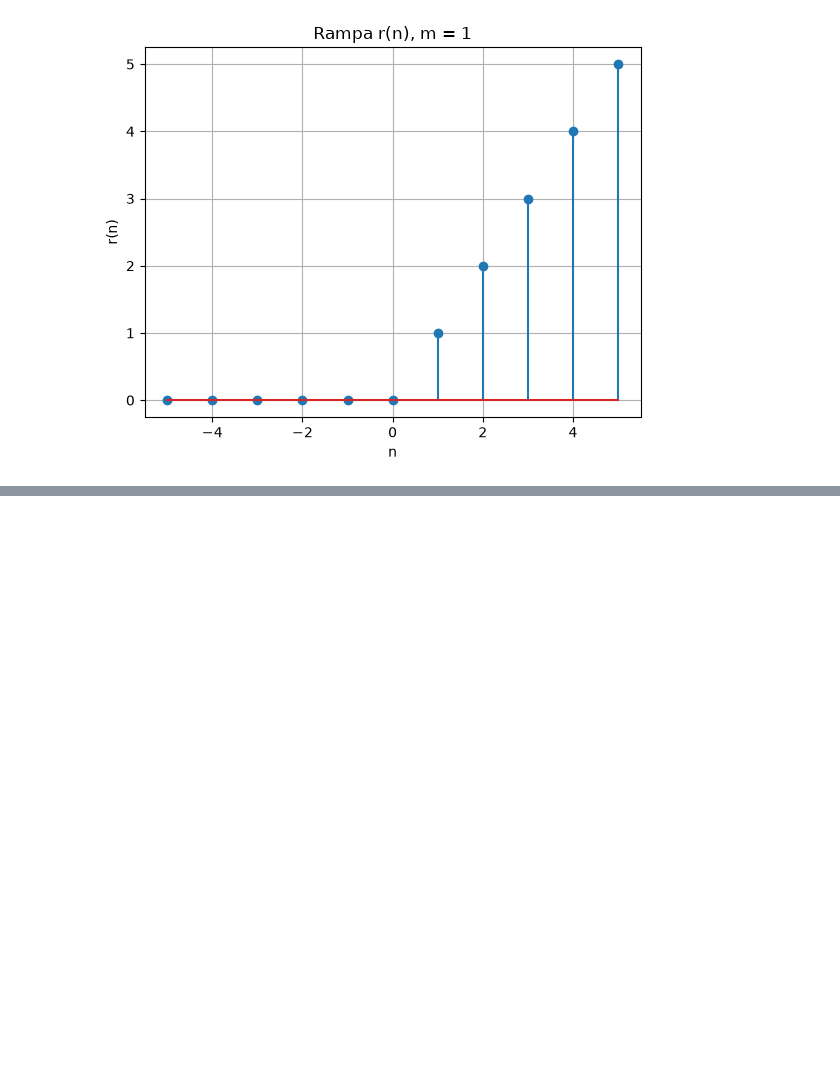
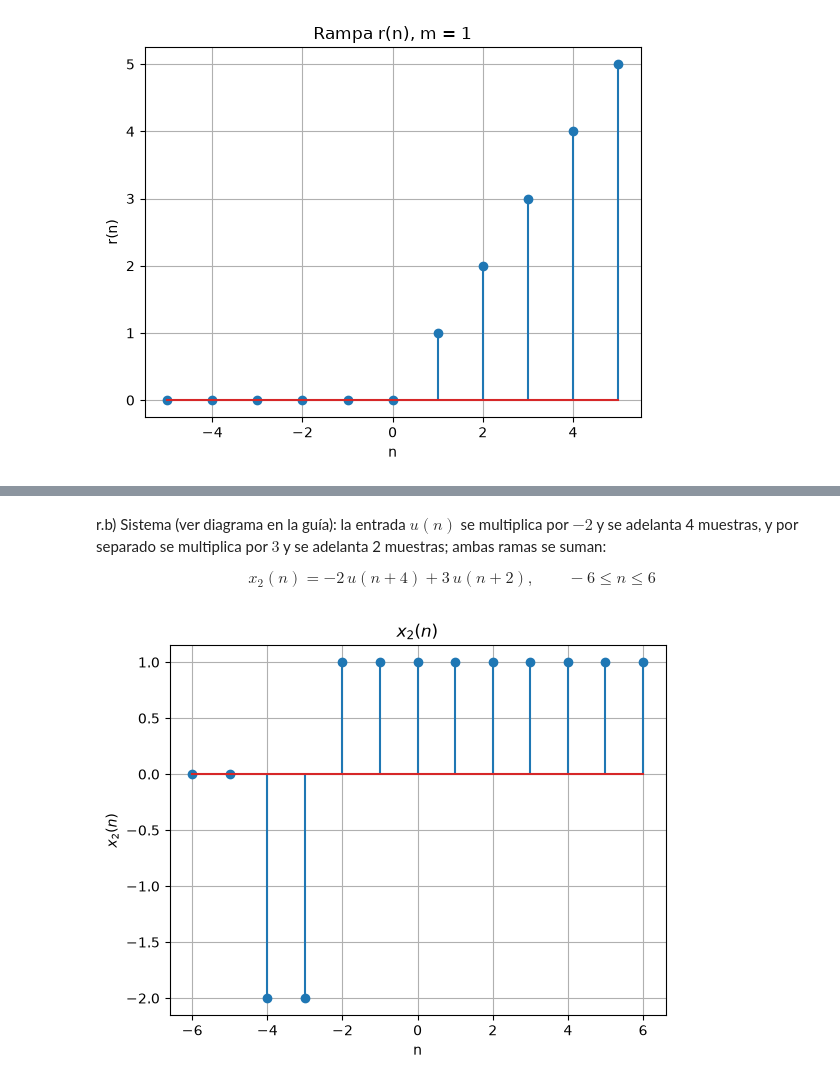
Before and after one commit to soficede/biosenales_2026, a Jupyter notebook: practica_01/practica_1.ipynb, the cells around one changed output, grey strips where cells are left out. Drawn from its saved outputs; the diff is of its cells as text; code cells hidden in the pictures; blank space fills up the shorter version.

```diff
--- a/practica_01/practica_1.ipynb
+++ b/practica_01/practica_1.ipynb
@@ -209,0 +234,20 @@ plt.show()
+# %% [markdown]
+r.b) Sistema (ver diagrama en la guía): la entrada $u(n)$ se multiplica por $-2$ y se adelanta 4 muestras, y por separado se multiplica por $3$ y se adelanta 2 muestras; ambas ramas se suman:
+
+$$x_2(n) = -2\,u(n+4) + 3\,u(n+2), \qquad -6 \leq n \leq 6$$
+# %%
+n1, n2 = -6, 6
+
+u_a, n_x2 = stepseq(-4, n1, n2)
+u_b, _    = stepseq(-2, n1, n2)
+
+x2 = -2*u_a.astype(int) + 3*u_b.astype(int)
+
+plt.stem(n_x2, x2)
+plt.title('$x_2(n)$')
+plt.xlabel('n')
+plt.ylabel('$x_2(n)$')
+plt.grid(True)
+plt.show()
+# %% [output]
+[figure, added]
```
Also changed, not shown: parts of 33 cells of this notebook.
